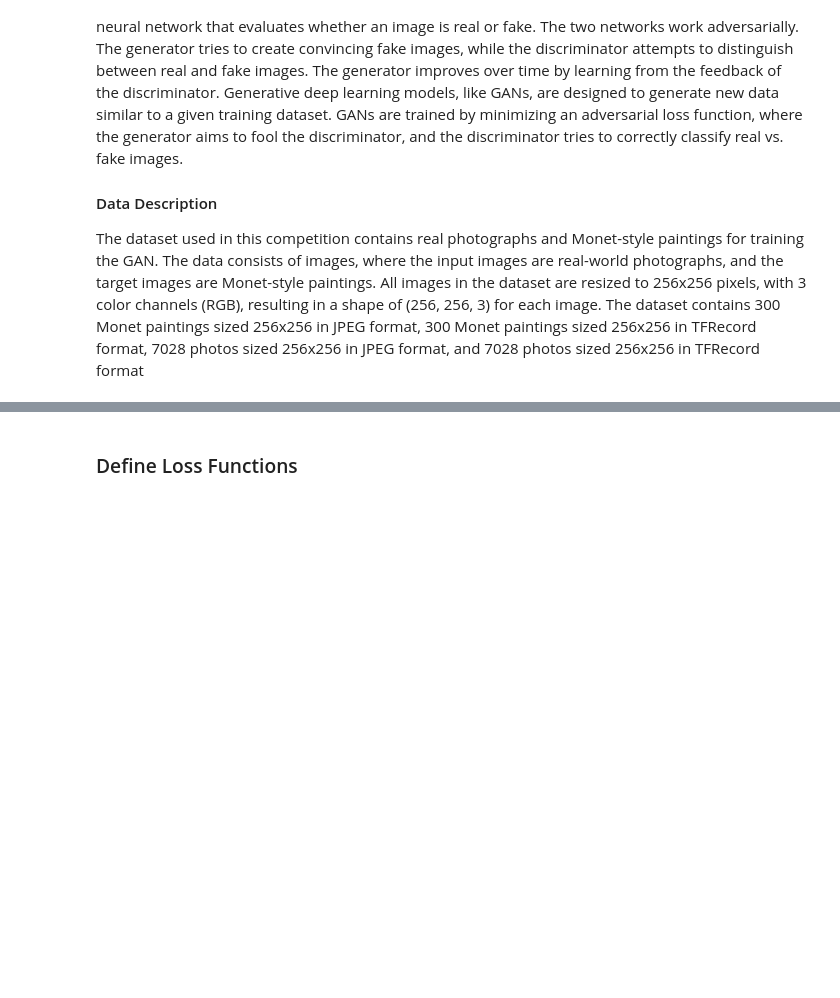
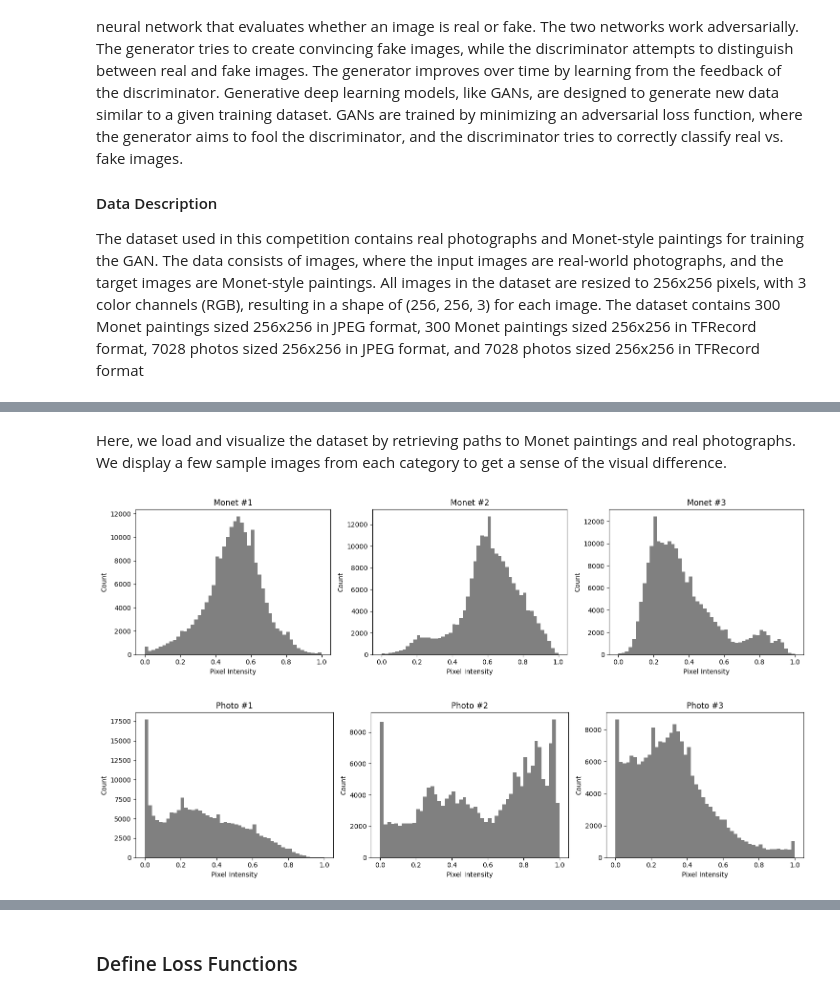
Before and after one commit to michaell427/Monet-Paintings, a Jupyter notebook: Monet Paintings.ipynb, the cells around one changed output, grey strips where cells are left out. Cells and saved outputs as stored; diff of their text form; code cells hidden in the pictures; blank space fills up the shorter version.

```diff
--- a/Monet Paintings.ipynb
+++ b/Monet Paintings.ipynb
@@ -48,0 +52,22 @@ Number of Photo images: 7038
+# %% [markdown]
+Here, we load and visualize the dataset by retrieving paths to Monet paintings and real photographs. We display a few sample images from each category to get a sense of the visual difference.
+# %%
+def plot_intensity_histograms(image_paths, title, n_samples=3):
+    plt.figure(figsize=(15, 4))
+    for i, path in enumerate(image_paths[:n_samples]):
+        img = cv2.imread(path)
+        img = cv2.cvtColor(img, cv2.COLOR_BGR2RGB)
+        img = img / 255.0
+        plt.subplot(1, n_samples, i+1)
+        plt.hist(img.ravel(), bins=50, color='gray')
+        plt.title(f'{title} #{i+1}')
+        plt.xlabel('Pixel Intensity')
+        plt.ylabel('Count')
+    plt.tight_layout()
+    plt.show()
+
+plot_intensity_histograms(monet_paths, "Monet")
+plot_intensity_histograms(photo_paths, "Photo")
+# %% [output]
+[figure, added]
+[figure, added]
```
Also changed, not shown: parts of 35 cells of this notebook, 1 other file.
